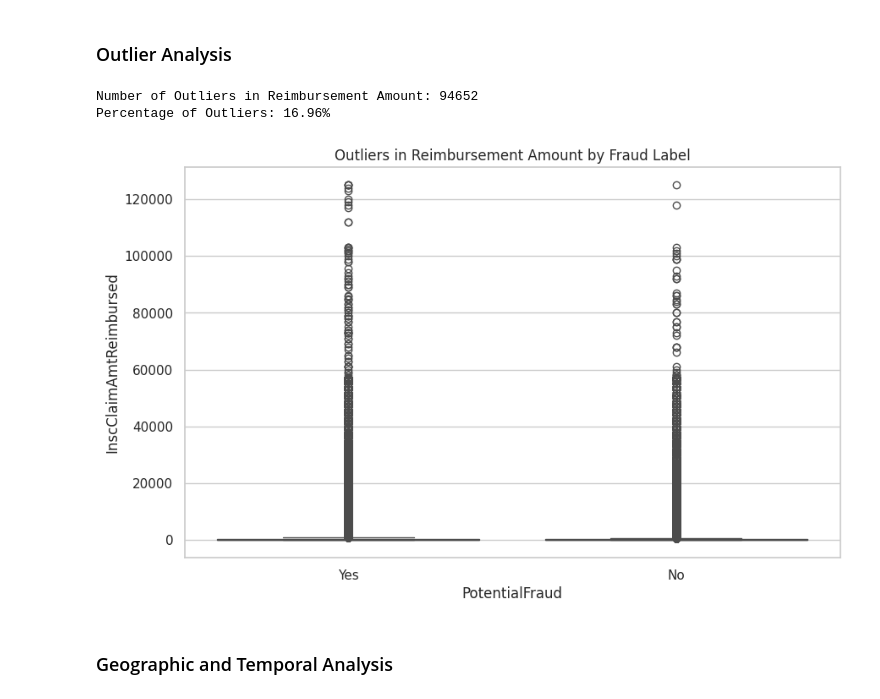
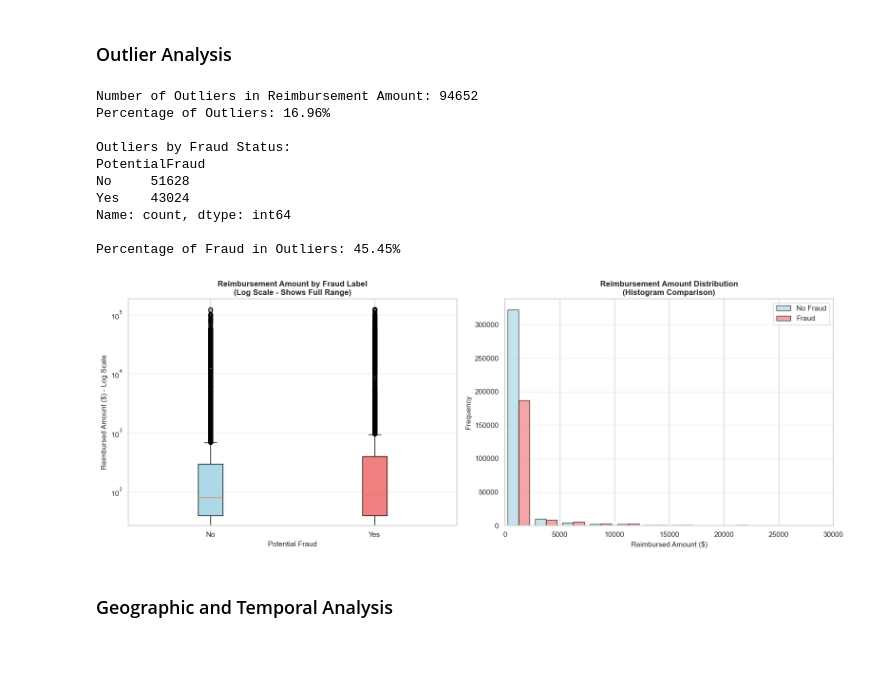
Before and after one commit to AhmedHaythamNaga/fraud_detection_project, a Jupyter notebook: notebooks/01_data_exploration_and_feature_engineering.ipynb, the cells around one changed output. Drawn from its saved outputs; the diff is of its cells as text; code cells hidden in the pictures; blank space fills up the shorter version.

```diff
--- a/notebooks/01_data_exploration_and_feature_engineering.ipynb
+++ b/notebooks/01_data_exploration_and_feature_engineering.ipynb
@@ -373,25 +432,63 @@ Name: InscClaimAmtReimbursed, dtype: float64
 # %% [markdown]
 ### Outlier Analysis
-# %%
-# Outlier Detection using IQR for Reimbursement Amount
-Q1 = full_data['InscClaimAmtReimbursed'].quantile(0.25)
-Q3 = full_data['InscClaimAmtReimbursed'].quantile(0.75)
-IQR = Q3 - Q1
-
-outliers = full_data[(full_data['InscClaimAmtReimbursed'] < (Q1 - 1.5 * IQR)) |
-                     (full_data['InscClaimAmtReimbursed'] > (Q3 + 1.5 * IQR))]
-
-print(f"Number of Outliers in Reimbursement Amount: {len(outliers)}")
-print(f"Percentage of Outliers: {len(outliers)/len(full_data)*100:.2f}%")
-
-plt.figure(figsize=(10, 6))
-sns.boxplot(x='PotentialFraud', y='InscClaimAmtReimbursed', data=full_data)
-plt.title('Outliers in Reimbursement Amount by Fraud Label')
-plt.show()
-# %% [output]
-Number of Outliers in Reimbursement Amount: 94652
-Percentage of Outliers: 16.96%
-[figure, removed]
+# %%
+# Outlier Detection using IQR for Reimbursement Amount
+Q1 = full_data['InscClaimAmtReimbursed'].quantile(0.25)
+Q3 = full_data['InscClaimAmtReimbursed'].quantile(0.75)
+IQR = Q3 - Q1
+
+outliers = full_data[(full_data['InscClaimAmtReimbursed'] < (Q1 - 1.5 * IQR)) |
+                     (full_data['InscClaimAmtReimbursed'] > (Q3 + 1.5 * IQR))]
+
+print(f"Number of Outliers in Reimbursement Amount: {len(outliers)}")
+print(f"Percentage of Outliers: {len(outliers)/len(full_data)*100:.2f}%")
+
+# Outlier distribution by fraud status
+outlier_fraud_dist = outliers['PotentialFraud'].value_counts()
+print(f"\nOutliers by Fraud Status:")
+print(outlier_fraud_dist)
+print(f"\nPercentage of Fraud in Outliers: {outlier_fraud_dist.get('Yes', 0)/len(outliers)*100:.2f}%")
+
+# Create a clearer visualization with statistics overlay
+fig, axes = plt.subplots(1, 2, figsize=(16, 6))
+
+# Left: Box plot with log scale for better visualization
+fraud_data = full_data[full_data['PotentialFraud'] == 'Yes']['InscClaimAmtReimbursed']
+no_fraud_data = full_data[full_data['PotentialFraud'] == 'No']['InscClaimAmtReimbursed']
+
+bp = axes[0].boxplot([no_fraud_data, fraud_data], labels=['No', 'Yes'], patch_artist=True)
+bp['boxes'][0].set_facecolor('lightblue')
+bp['boxes'][1].set_facecolor('lightcoral')
+axes[0].set_yscale('log')
+axes[0].set_title('Reimbursement Amount by Fraud Label\n(Log Scale - Shows Full Range)', fontsize=12, fontweight='bold')
+axes[0].set_ylabel('Reimbursed Amount ($) - Log Scale', fontsize=11)
+axes[0].set_xlabel('Potential Fraud', fontsize=11)
+axes[0].grid(axis='y', alpha=0.3)
+
+# Right: Histogram comparison
+axes[1].hist([no_fraud_data, fraud_data], bins=50, label=['No Fraud', 'Fraud'],
+             alpha=0.7, color=['lightblue', 'lightcoral'], edgecolor='black')
+axes[1].set_xlim(0, 30000)
+axes[1].set_title('Reimbursement Amount Distribution\n(Histogram Comparison)', fontsize=12, fontweight='bold')
+axes[1].set_xlabel('Reimbursed Amount ($)', fontsize=11)
+axes[1].set_ylabel('Frequency', fontsize=11)
+axes[1].legend()
+axes[1].grid(axis='y', alpha=0.3)
+
+plt.tight_layout()
+plt.show()
+# %% [output]
+Number of Outliers in Reimbursement Amount: 94652
+Percentage of Outliers: 16.96%
+
+Outliers by Fraud Status:
+PotentialFraud
+No     51628
+Yes    43024
+Name: count, dtype: int64
+
+Percentage of Fraud in Outliers: 45.45%
+[figure, added]
 # %% [markdown]
 ### Geographic and Temporal Analysis
 # %%
```
Also changed, not shown: parts of 10 cells of this notebook.
